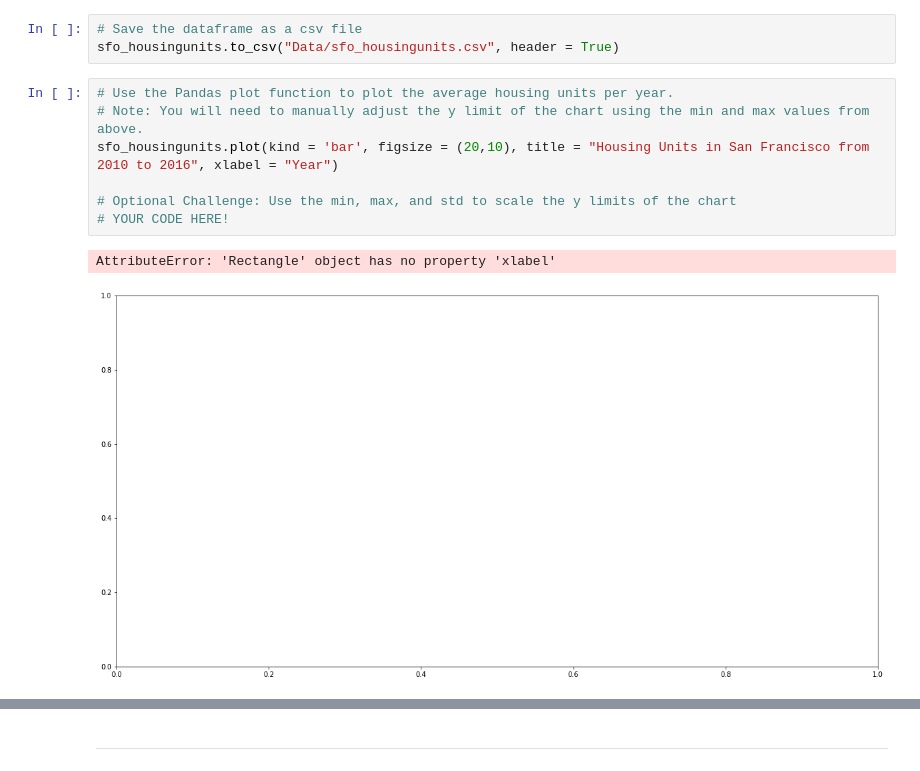
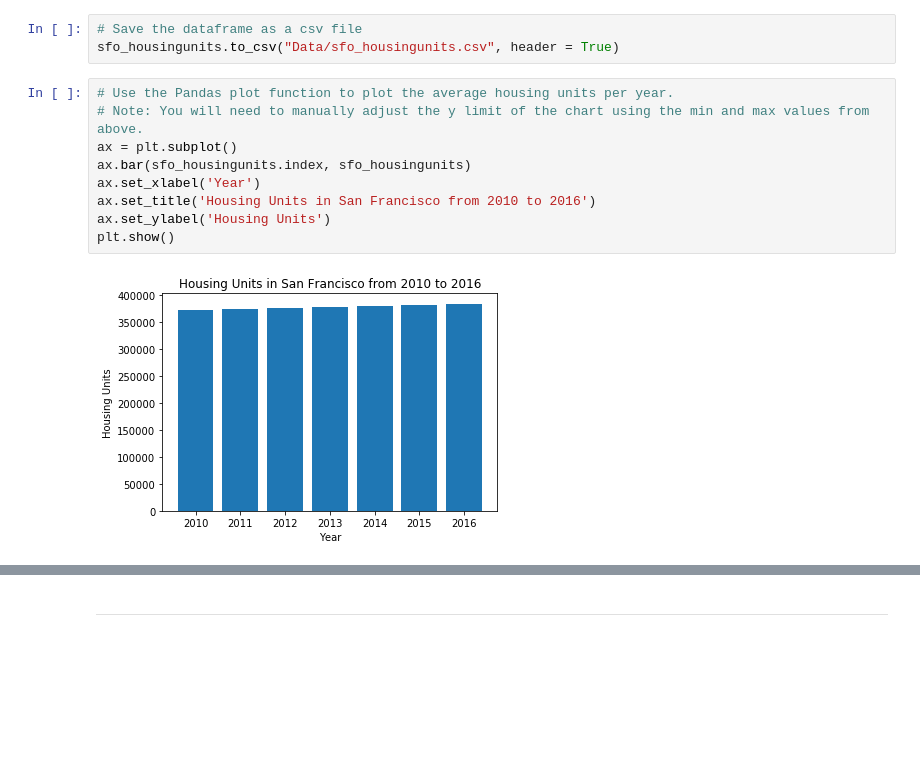
Before and after one commit to vweinblatt123/HW6-Pythonic-Monopoly, a Jupyter notebook: rental_analysis.ipynb, the cells around one changed output, grey strips where cells are left out. Drawn from its saved outputs; the diff is of its cells as text; blank space fills up the shorter version.

Commit message:
housing analysis

```diff
--- a/rental_analysis.ipynb
+++ b/rental_analysis.ipynb
@@ -71,10 +76,11 @@ sfo_housingunits.to_csv("Data/sfo_housingunits.csv", header = True)
 # %%
 # Use the Pandas plot function to plot the average housing units per year.
 # Note: You will need to manually adjust the y limit of the chart using the min and max values from above.
-sfo_housingunits.plot(kind = 'bar', figsize = (20,10), title = "Housing Units in San Francisco from 2010 to 2016", xlabel = "Year")
-
-# Optional Challenge: Use the min, max, and std to scale the y limits of the chart
-# YOUR CODE HERE!
+ax = plt.subplot()
+ax.bar(sfo_housingunits.index, sfo_housingunits)
+ax.set_xlabel('Year')
+ax.set_title('Housing Units in San Francisco from 2010 to 2016')
+ax.set_ylabel('Housing Units')
+plt.show()
 # %% [output]
-AttributeError: 'Rectangle' object has no property 'xlabel'
-[figure, old version]
+[figure, new version]
```
Also changed, not shown: parts of 2 cells of this notebook, 1 other file.
